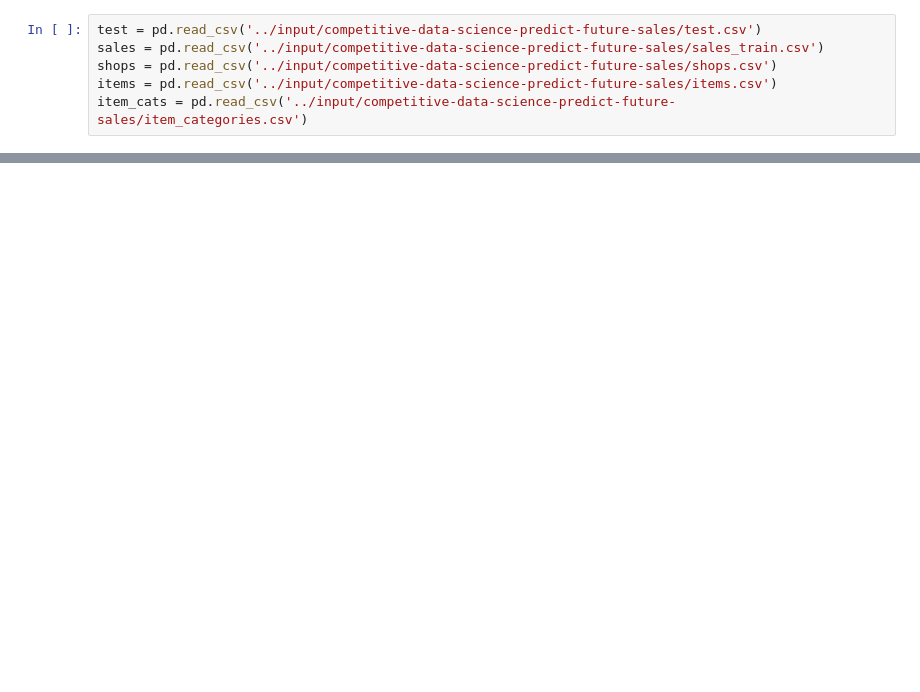
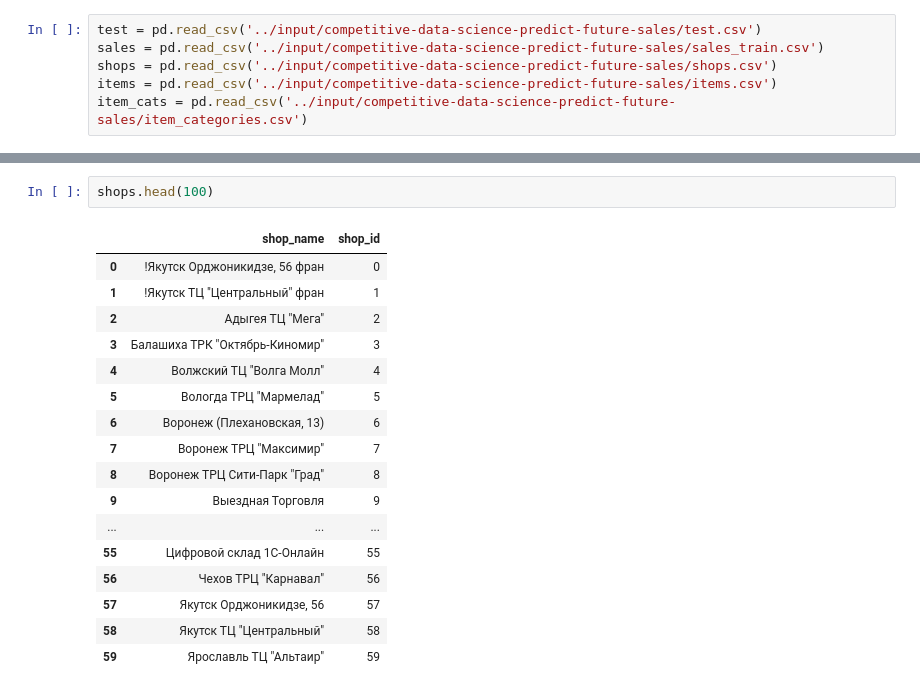
Before and after one commit to YMyuhei/FeaturePrediction_Kaggle, a Jupyter notebook: test-takahashi-matsunari-ver.ipynb, the cells around one changed output, grey strips where cells are left out. Saved outputs shown, nothing was run; the diff lists cells and outputs as text; blank space fills up the shorter version.

```diff
--- a/test-takahashi-matsunari-ver.ipynb
+++ b/test-takahashi-matsunari-ver.ipynb
@@ -22,0 +44,20 @@ item_cats = pd.read_csv('../input/competitive-data-science-predict-future-sales/
+# %%
+shops.head(100)
+# %% [output]
+|  | shop_name | shop_id |
+| 0 | !Якутск Орджоникидзе, 56 фран | 0 |
+| 1 | !Якутск ТЦ "Центральный" фран | 1 |
+| 2 | Адыгея ТЦ "Мега" | 2 |
+| 3 | Балашиха ТРК "Октябрь-Киномир" | 3 |
+| 4 | Волжский ТЦ "Волга Молл" | 4 |
+| 5 | Вологда ТРЦ "Мармелад" | 5 |
+| 6 | Воронеж (Плехановская, 13) | 6 |
+| 7 | Воронеж ТРЦ "Максимир" | 7 |
+| 8 | Воронеж ТРЦ Сити-Парк "Град" | 8 |
+| 9 | Выездная Торговля | 9 |
+| ... | ... | ... |
+| 55 | Цифровой склад 1С-Онлайн | 55 |
+| 56 | Чехов ТРЦ "Карнавал" | 56 |
+| 57 | Якутск Орджоникидзе, 56 | 57 |
+| 58 | Якутск ТЦ "Центральный" | 58 |
+| 59 | Ярославль ТЦ "Альтаир" | 59 |
```
Also changed, not shown: parts of 5 cells of this notebook.
